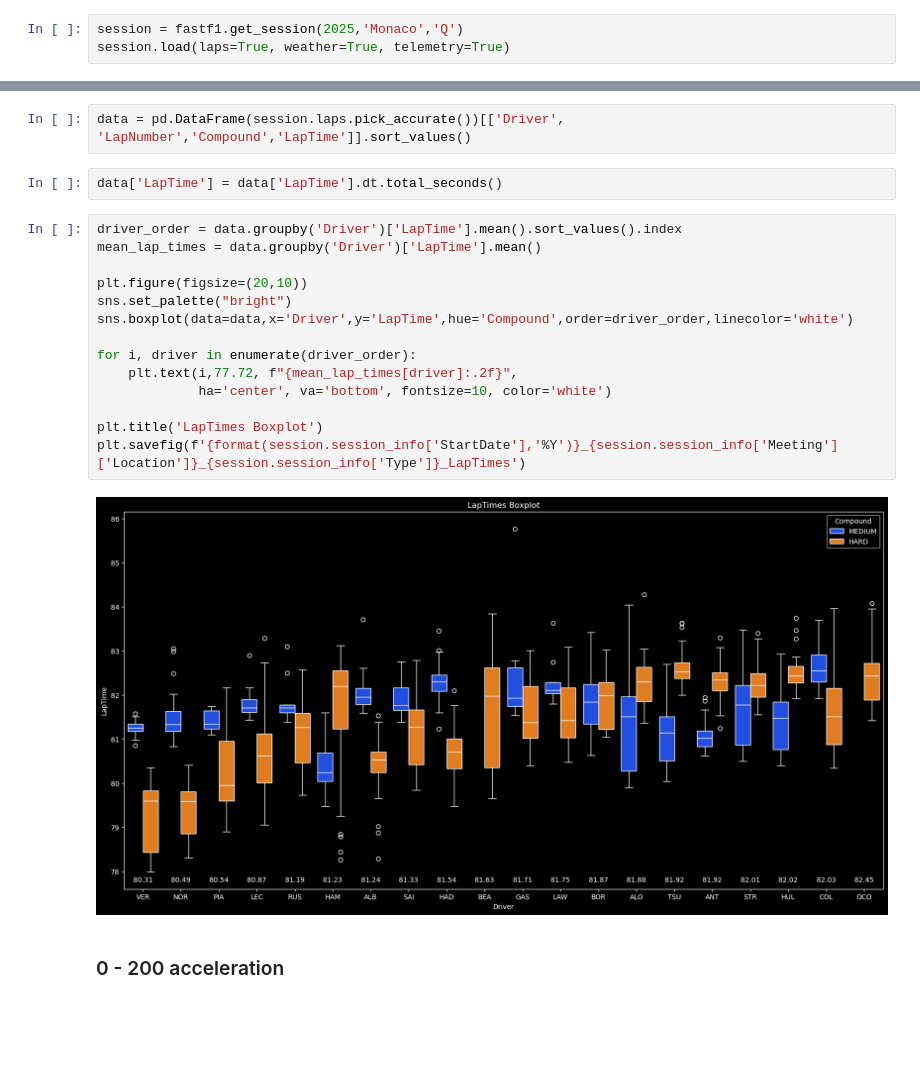
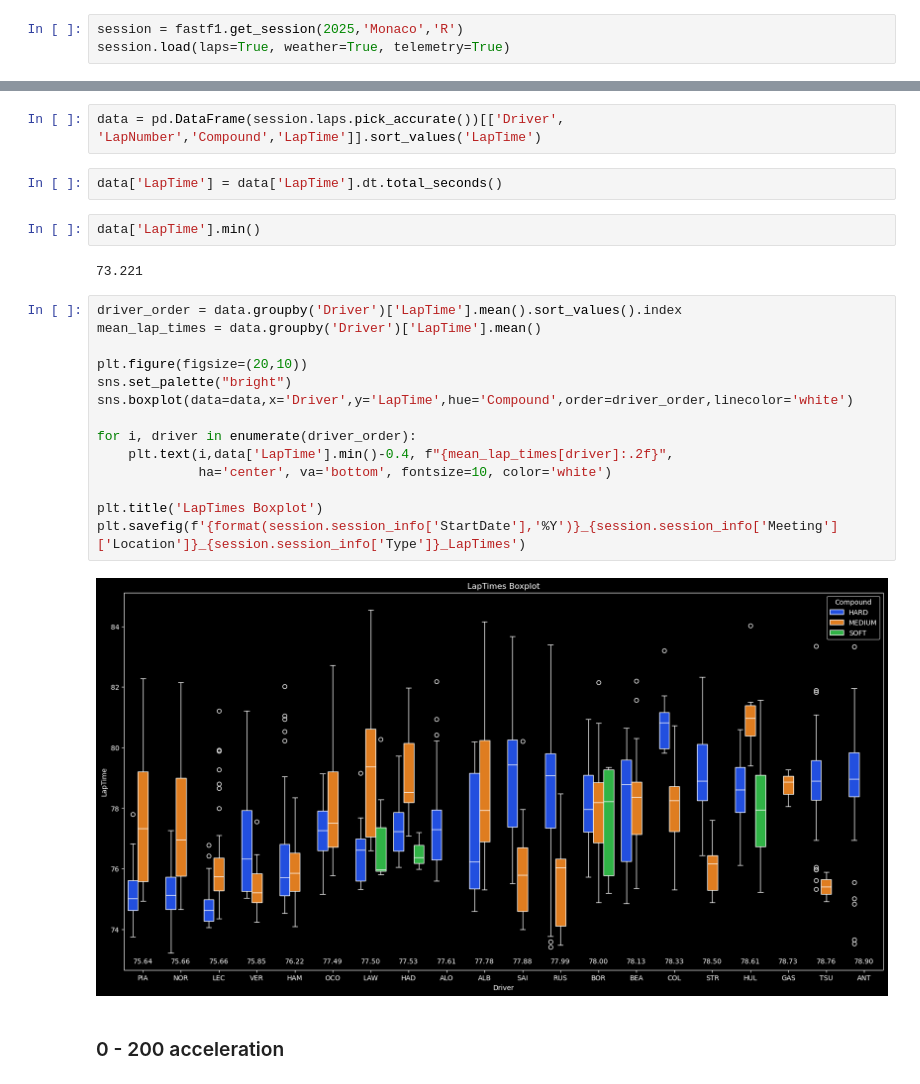
Before and after one commit to Sanket-g-75/F1_Analysis, a Jupyter notebook: code.ipynb, the cells around one changed output, grey strips where cells are left out. Drawn from its saved outputs; the diff is of its cells as text; blank space fills up the shorter version.

```diff
--- a/code.ipynb
+++ b/code.ipynb
@@ -20,6 +16,6 @@ req            INFO     Using cached data for driver_info
 # %% [markdown]
 ## Data
 # %%
-session = fastf1.get_session(2025,'Monaco','Q')
+session = fastf1.get_session(2025,'Monaco','R')
 session.load(laps=True, weather=True, telemetry=True)
 # %% [output]
@@ -186,24 +182,28 @@ Index(['Time', 'Driver', 'DriverNumber', 'LapTime', 'LapNumber', 'Stint',
        'FastF1Generated', 'IsAccurate'],
       dtype='object')
 # %%
-data = pd.DataFrame(session.laps.pick_accurate())[['Driver', 'LapNumber','Compound','LapTime']].sort_values()
+data = pd.DataFrame(session.laps.pick_accurate())[['Driver', 'LapNumber','Compound','LapTime']].sort_values('LapTime')
 # %%
 data['LapTime'] = data['LapTime'].dt.total_seconds()
+# %%
+data['LapTime'].min()
+# %% [output]
+73.221
 # %%
 driver_order = data.groupby('Driver')['LapTime'].mean().sort_values().index
 mean_lap_times = data.groupby('Driver')['LapTime'].mean()
 
 plt.figure(figsize=(20,10))
 sns.set_palette("bright")
 sns.boxplot(data=data,x='Driver',y='LapTime',hue='Compound',order=driver_order,linecolor='white')
 
 for i, driver in enumerate(driver_order):
-    plt.text(i,77.72, f"{mean_lap_times[driver]:.2f}",
+    plt.text(i,data['LapTime'].min()-0.4, f"{mean_lap_times[driver]:.2f}",
              ha='center', va='bottom', fontsize=10, color='white')
 
 plt.title('LapTimes Boxplot')
 plt.savefig(f'{format(session.session_info['StartDate'],'%Y')}_{session.session_info['Meeting']['Location']}_{session.session_info['Type']}_LapTimes')
 # %% [output]
-[figure, old version]
+[figure, new version]
 # %% [markdown]
 ### 0 - 200 acceleration
```
Also changed, not shown: parts of 6 cells of this notebook, 2 other files.
